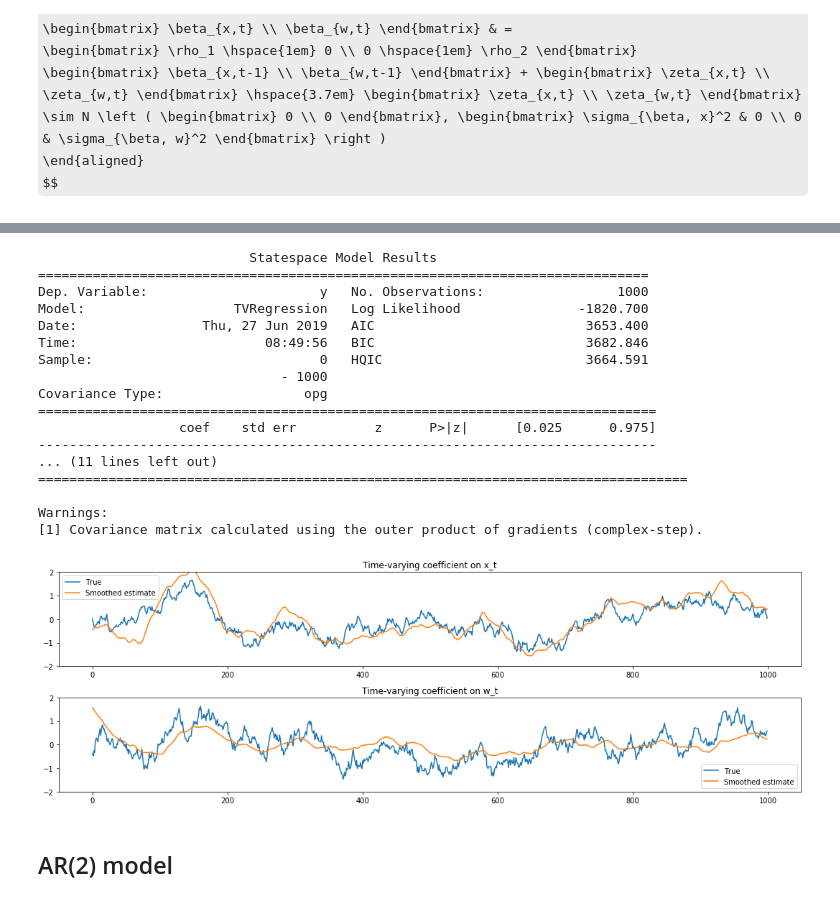
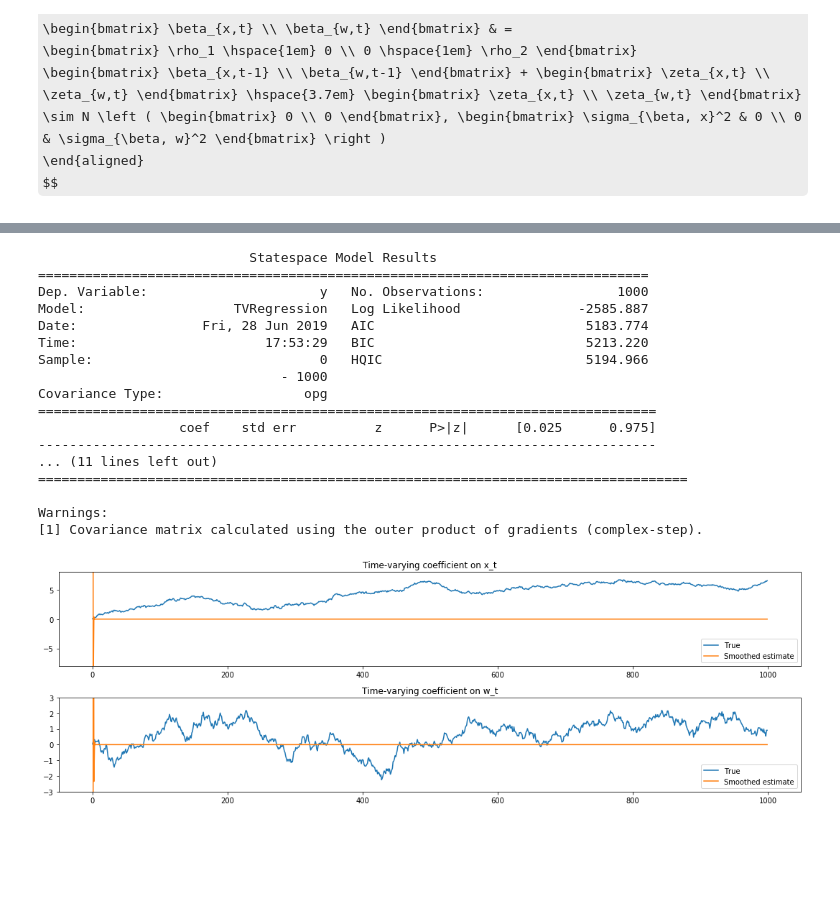
Before and after one commit to cdagnino/LearningModels, a Jupyter notebook: Notebooks/estimation/KalmanFilterDmd/fulton.ipynb, the cells around one changed output, grey strips where cells are left out. Drawn from its saved outputs; the diff is of its cells as text; code cells hidden in the pictures; some formulas as TeX source; blank space fills up the shorter version.

Commit message:
unit interval constraint on kalman filter

```diff
--- a/Notebooks/estimation/KalmanFilterDmd/fulton.ipynb
+++ b/Notebooks/estimation/KalmanFilterDmd/fulton.ipynb
@@ -140,14 +149,14 @@ $$
 # %%
 nobs = 1000
 
-rs = np.random.RandomState(seed=93572)
+rs = np.random.RandomState(seed=2131) #93572
 
 d = 1.5
 var_y = 2
 var_coeff_x = 0.01
 var_coeff_w = 0.02
-rho1 = 0.98
-rho2 = 0.96
+rho1 = 1.#0.98
+rho2 = 0.995
 
 x_t = rs.uniform(size=nobs)
 w_t = rs.uniform(size=nobs)
@@ -172,4 +188,6 @@ plt.plot(y_t);
 # %%
+
+
 class TVRegression(sm.tsa.statespace.MLEModel):
     def __init__(self, y_t, x_t, w_t):
         exog = np.c_[x_t, w_t]  # shaped nobs x 2
@@ -184,8 +202,7 @@ class TVRegression(sm.tsa.statespace.MLEModel):
         # just need to add a new first axis with shape 1
         self.ssm['design'] = exog.T[np.newaxis, :, :]  # shaped 1 x 2 x nobs
         self.ssm['selection'] = np.eye(self.k_states)
-        #self.ssm['transition'] = np.eye(self.k_states)
-        self.ssm['transition'] = [[0.7, 0.], [0., 0.5]]
+        #self.ssm['transition'] = [[0.7, 0.], [0., 0.5]]
 
     @property
     def param_names(self):
@@ -196,18 +213,22 @@ class TVRegression(sm.tsa.statespace.MLEModel):
     def start_params(self):
         exog = sm.add_constant(self.exog)
         res = sm.OLS(self.endog, exog).fit()
-        params = np.r_[res.params[0], res.scale, 0.001, 0.001, 0.2, 0.5]
+        params = np.r_[res.params[0], res.scale, 0.001, 0.001, 0.8, 0.9]
         return params
 
     def transform_params(self, unconstrained):
         constrained = unconstrained.copy()
         #These are variances, so make sure they are positive:
-        constrained[1:] = constrained[1:]**2
+        constrained[1:-2] = constrained[1:-2]**2
+        #constrained[4] = constrain_stationary_univariate(constrained[4:5])
+        #constrained[5] = constrain_stationary_univariate(constrained[5:6])
         return constrained
 
     def untransform_params(self, constrained):
         unconstrained = constrained.copy()
-        unconstrained[1:] = unconstrained[1:]**0.5
+        unconstrained[1:-2] = unconstrained[1:-2]**0.5
+        #unconstrained[4] = unconstrain_stationary_univariate(constrained[4:5])
+        #unconstrained[5] = unconstrain_stationary_univariate(constrained[5:6])
         return unconstrained
 
     def update(self, params, **kwargs):
@@ -228,10 +249,10 @@ print(res.summary())
                            Statespace Model Results
 ==============================================================================
 Dep. Variable:                      y   No. Observations:                 1000
-Model:                   TVRegression   Log Likelihood               -1820.700
-Date:                Thu, 27 Jun 2019   AIC                           3653.400
-Time:                        08:49:56   BIC                           3682.846
-Sample:                             0   HQIC                          3664.591
+Model:                   TVRegression   Log Likelihood               -2585.887
+Date:                Fri, 28 Jun 2019   AIC                           5183.774
+Time:                        17:53:29   BIC                           5213.220
+Sample:                             0   HQIC                          5194.966
                                - 1000
 Covariance Type:                  opg
 ===============================================================================
@@ -245,23 +266,21 @@ Warnings:
 # %%
 fig, axes = plt.subplots(2, figsize=(15, 5))
 
 ss = pd.DataFrame(res.smoothed_state.T, columns=['x', 'w'])
 
 axes[0].plot(beta_x, label='True')
 axes[0].plot(ss['x'], label='Smoothed estimate')
 axes[0].set(title='Time-varying coefficient on x_t')
-axes[0].set_ylim(-2, 2)
+axes[0].set_ylim(-8, 8)
 axes[0].legend()
 
 
 axes[1].plot(beta_w, label='True')
 axes[1].plot(ss['w'], label='Smoothed estimate')
 axes[1].set(title='Time-varying coefficient on w_t')
-axes[1].set_ylim(-2, 2)
+axes[1].set_ylim(-3, 3)
 axes[1].legend()
 
 fig.tight_layout();
 # %% [output]
-[figure, old version]
+[figure, new version]
-# %% [markdown]
-## AR(2) model
```
Also changed, not shown: parts of 9 cells of this notebook.
